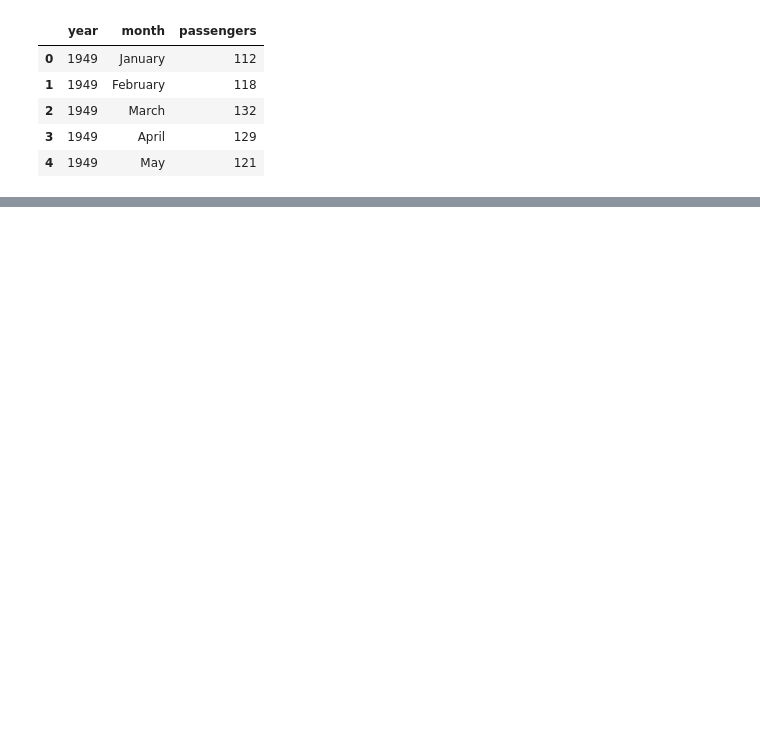
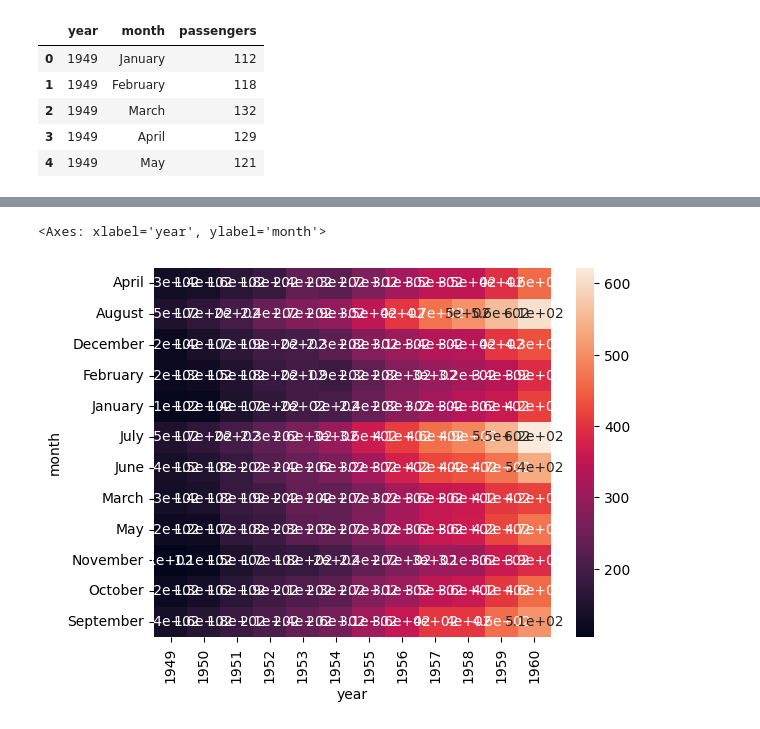
Before and after one commit to naveennakshatram/Python-for-Data-Science-and-Machine-Learning, a Jupyter notebook: Seaborn/Seaborn_lib_part_3.ipynb, the cells around one changed output, grey strips where cells are left out. Cells and saved outputs as stored; diff of their text form; code cells hidden in the pictures; blank space fills up the shorter version.

```diff
--- a/Seaborn/Seaborn_lib_part_3.ipynb
+++ b/Seaborn/Seaborn_lib_part_3.ipynb
@@ -44,0 +143,4 @@ tips_matrix.pivot
+# %%
+# Converting flights data into Matrix format using pivot_table.
+fl = flights.pivot_table(index='month',columns='year',values='passengers',aggfunc='first')
+fl
@@ -44,0 +162,5 @@ tips_matrix.pivot
+# %%
+sns.heatmap(fl,annot=True)
+# %% [output]
+<Axes: xlabel='year', ylabel='month'>
+[figure, added]
```
Also changed, not shown: parts of 20 cells of this notebook, 5 other files.
